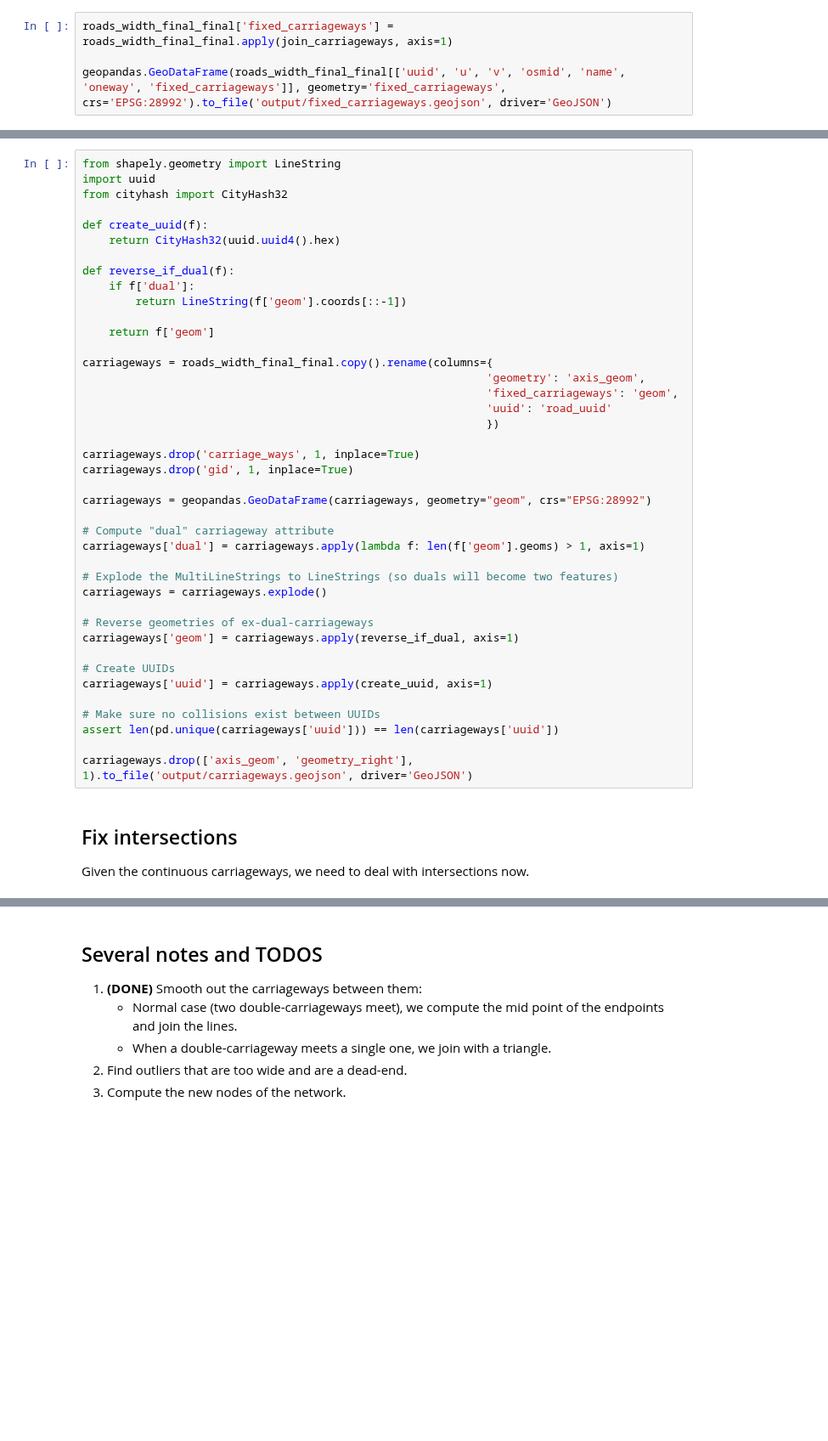
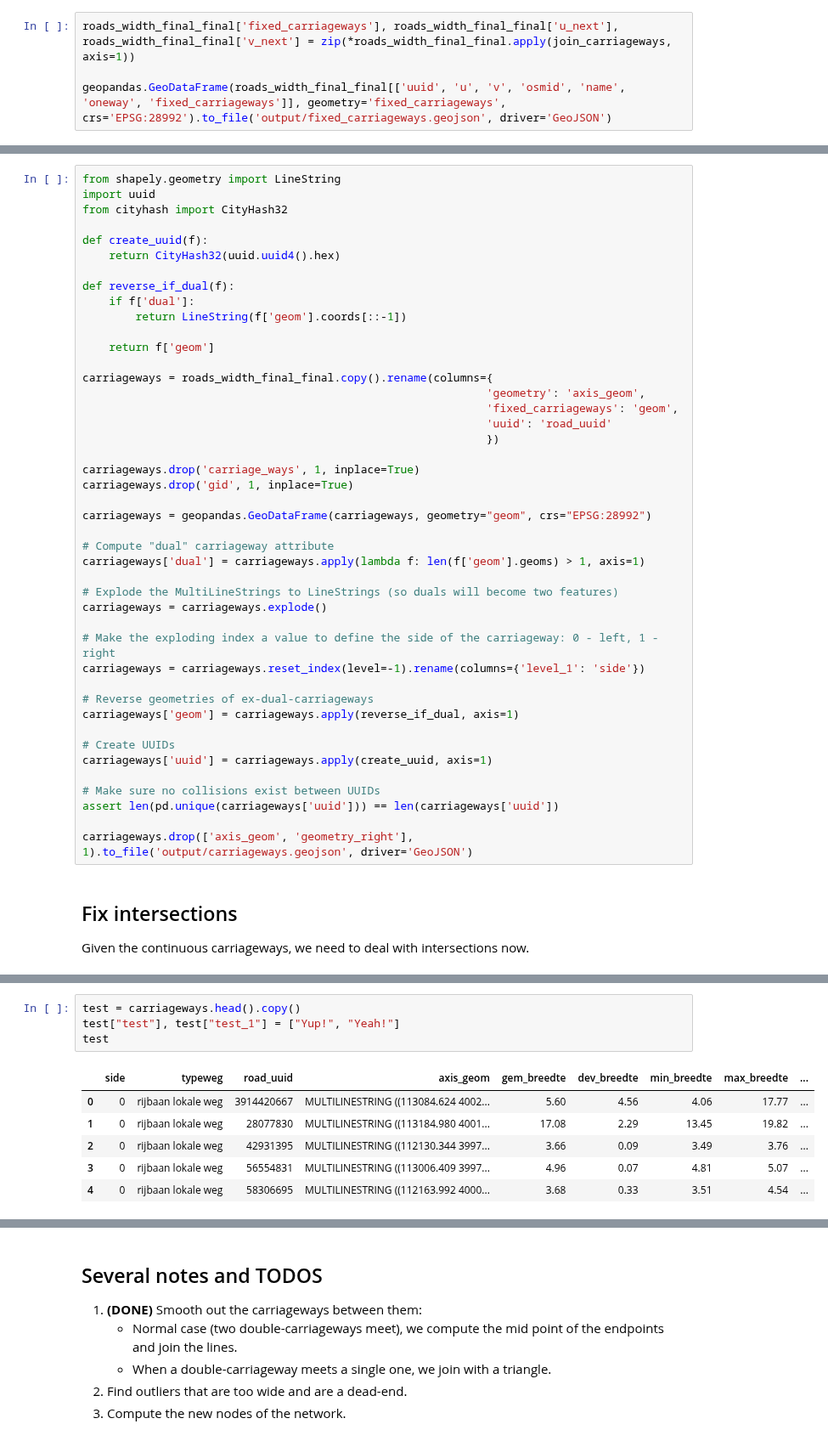
Before and after one commit to tudelft3d/carriageways-creator, a Jupyter notebook: processing.ipynb, the cells around one changed output, grey strips where cells are left out. Shown at 85% size. Cells and saved outputs as stored; diff of their text form; blank space fills up the shorter version.

Commit message:
Done some intersection trimming
Only missing how to deal with single carriageways

```diff
--- a/processing.ipynb
+++ b/processing.ipynb
@@ -829,7 +844,7 @@ next(iter(roads_width_final_final[roads_width_final_final['uuid'] == 3057264152]
 # %% [output]
 <shapely.geometry.multilinestring.MultiLineString at 0x...>
 # %%
-roads_width_final_final['fixed_carriageways'] = roads_width_final_final.apply(join_carriageways, axis=1)
+roads_width_final_final['fixed_carriageways'], roads_width_final_final['u_next'], roads_width_final_final['v_next'] = zip(*roads_width_final_final.apply(join_carriageways, axis=1))
 
 geopandas.GeoDataFrame(roads_width_final_final[['uuid', 'u', 'v', 'osmid', 'name', 'oneway', 'fixed_carriageways']], geometry='fixed_carriageways', crs='EPSG:28992').to_file('output/fixed_carriageways.geojson', driver='GeoJSON')
 # %% [markdown]
@@ -867,6 +882,9 @@ carriageways['dual'] = carriageways.apply(lambda f: len(f['geom'].geoms) > 1, ax
 # Explode the MultiLineStrings to LineStrings (so duals will become two features)
 carriageways = carriageways.explode()
 
+# Make the exploding index a value to define the side of the carriageway: 0 - left, 1 - right
+carriageways = carriageways.reset_index(level=-1).rename(columns={'level_1': 'side'})
+
 # Reverse geometries of ex-dual-carriageways
 carriageways['geom'] = carriageways.apply(reverse_if_dual, axis=1)
 
@@ -944,0 +983,11 @@ create_intersection(f, f['u'])
+# %%
+test = carriageways.head().copy()
+test["test"], test["test_1"] = ["Yup!", "Yeah!"]
+test
+# %% [output]
+|  | side | typeweg | road_uuid | axis_geom | gem_breedte | dev_breedte | min_breedte | max_breedte | ... |
+| 0 | 0 | rijbaan lokale weg | 3914420667 | MULTILINESTRING ((113084.624 4002... | 5.60 | 4.56 | 4.06 | 17.77 | ... |
+| 1 | 0 | rijbaan lokale weg | 28077830 | MULTILINESTRING ((113184.980 4001... | 17.08 | 2.29 | 13.45 | 19.82 | ... |
+| 2 | 0 | rijbaan lokale weg | 42931395 | MULTILINESTRING ((112130.344 3997... | 3.66 | 0.09 | 3.49 | 3.76 | ... |
+| 3 | 0 | rijbaan lokale weg | 56554831 | MULTILINESTRING ((113006.409 3997... | 4.96 | 0.07 | 4.81 | 5.07 | ... |
+| 4 | 0 | rijbaan lokale weg | 58306695 | MULTILINESTRING ((112163.992 4000... | 3.68 | 0.33 | 3.51 | 4.54 | ... |
```
Also changed, not shown: parts of 5 cells of this notebook.
